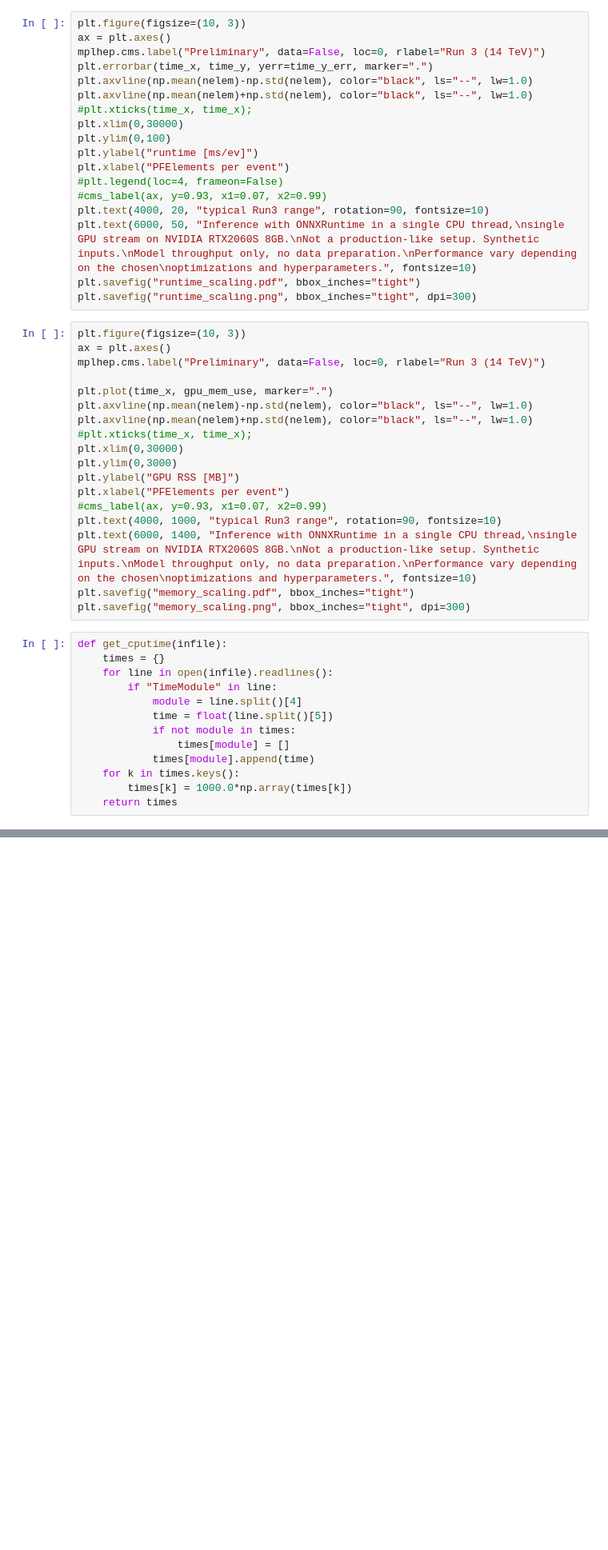
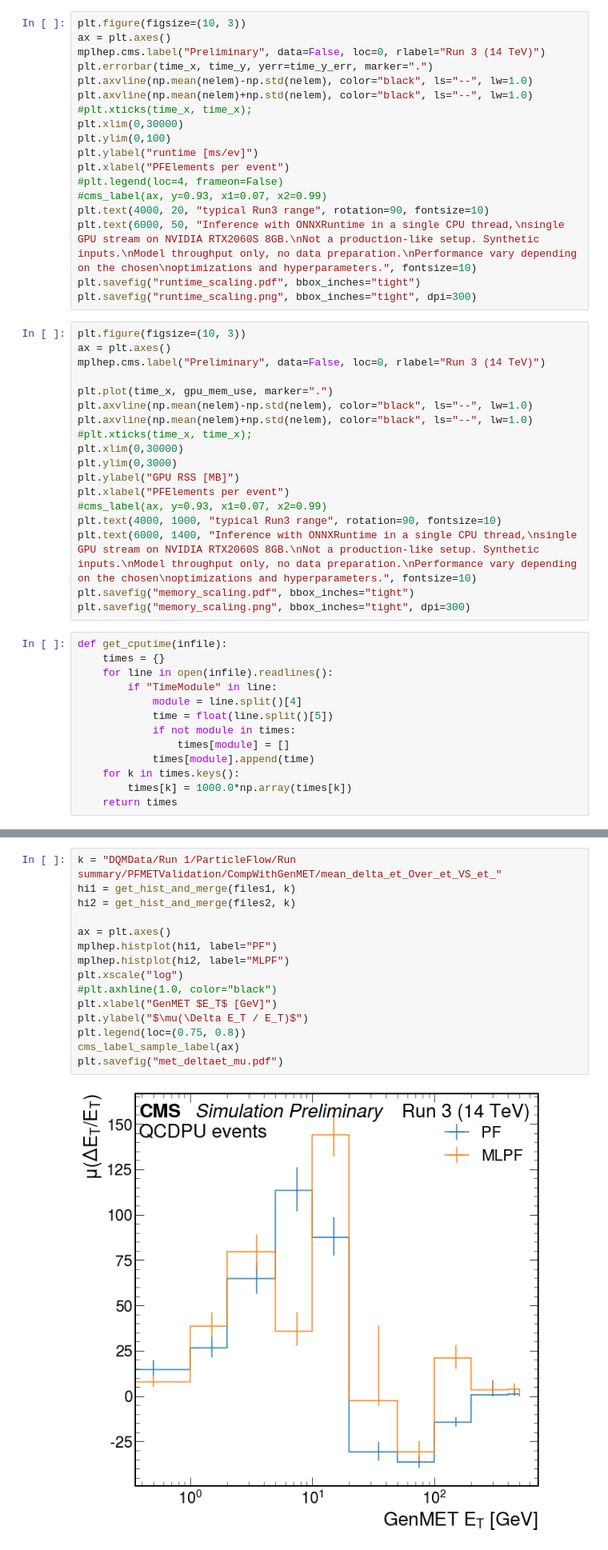
Before and after one commit to jpata/particleflow, a Jupyter notebook: notebooks/cmssw.ipynb, the cells around one changed output, grey strips where cells are left out. Shown at 80% size. Cells and saved outputs as stored; diff of their text form; blank space fills up the shorter version.

```diff
--- a/notebooks/cmssw.ipynb
+++ b/notebooks/cmssw.ipynb
@@ -438,0 +485,17 @@ mplhep.histplot(bh.Histogram(fi2["DQMData/Run 1/JetMET/Run summary/METValidation
+# %%
+k = "DQMData/Run 1/ParticleFlow/Run summary/PFMETValidation/CompWithGenMET/mean_delta_et_Over_et_VS_et_"
+hi1 = get_hist_and_merge(files1, k)
+hi2 = get_hist_and_merge(files2, k)
+
+ax = plt.axes()
+mplhep.histplot(hi1, label="PF")
+mplhep.histplot(hi2, label="MLPF")
+plt.xscale("log")
+#plt.axhline(1.0, color="black")
+plt.xlabel("GenMET $E_T$ [GeV]")
+plt.ylabel("$\mu(\Delta E_T / E_T)$")
+plt.legend(loc=(0.75, 0.8))
+cms_label_sample_label(ax)
+plt.savefig("met_deltaet_mu.pdf")
+# %% [output]
+[figure, added]
```
Also changed, not shown: parts of 46 cells of this notebook, 4 other files.
